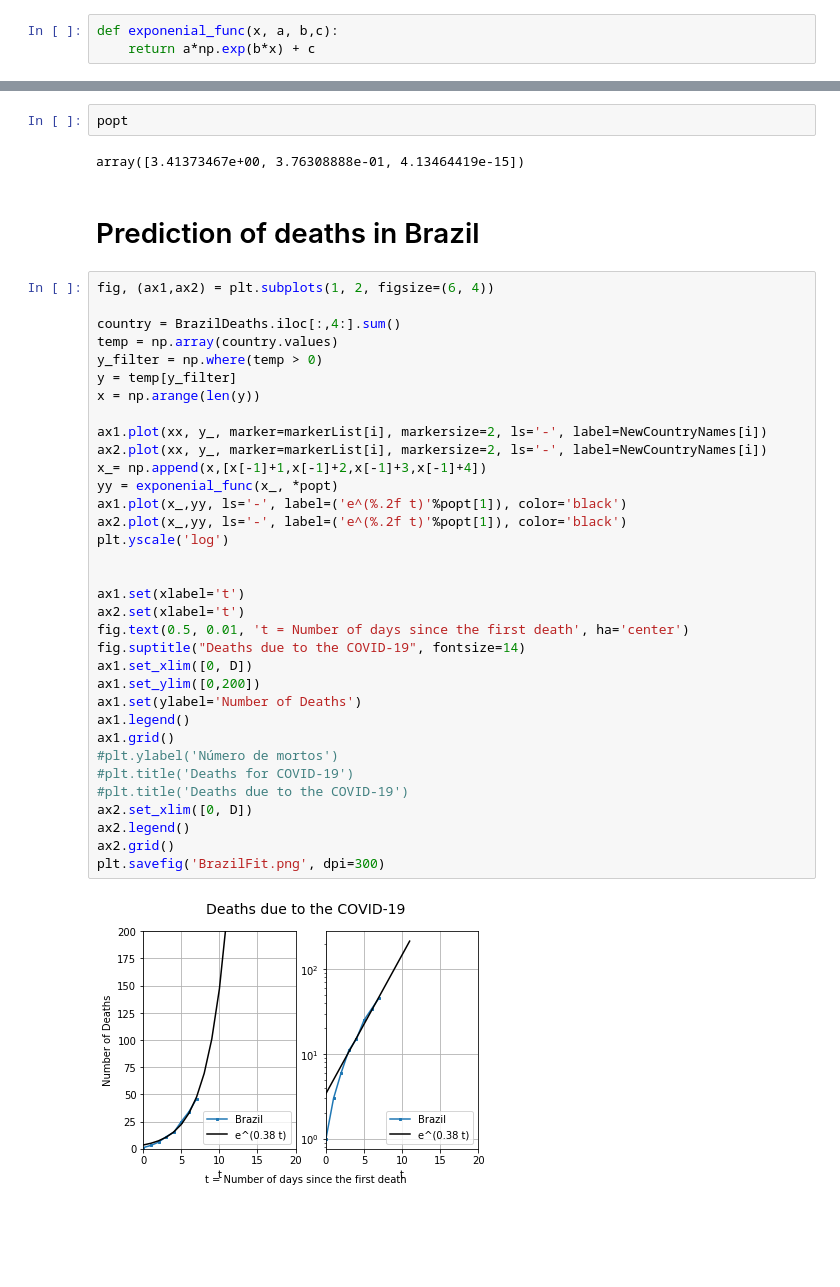
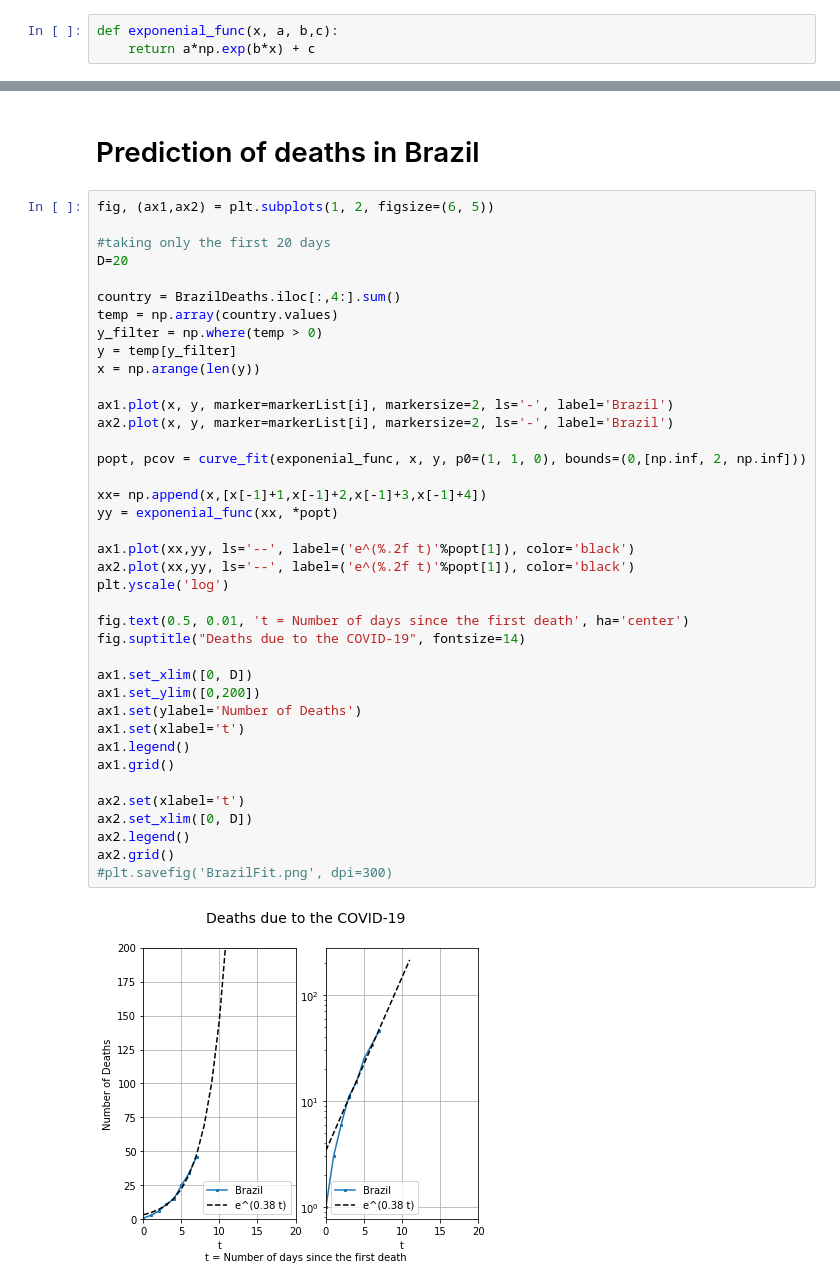
Before and after one commit to mateus-k/COVID-19, a Jupyter notebook: COVID-19.ipynb, the cells around one changed output, grey strips where cells are left out. Saved outputs shown, nothing was run; the diff lists cells and outputs as text; blank space fills up the shorter version.

```diff
--- a/COVID-19.ipynb
+++ b/COVID-19.ipynb
@@ -308,46 +308,47 @@ fit 0.152299
 fit 0.294454
 fit 0.376309
 [figure]
-# %%
-popt
-# %% [output]
-array([3.41373467e+00, 3.76308888e-01, 4.13464419e-15])
 # %% [markdown]
 # Prediction of deaths in Brazil
 # %%
-fig, (ax1,ax2) = plt.subplots(1, 2, figsize=(6, 4))
+fig, (ax1,ax2) = plt.subplots(1, 2, figsize=(6, 5))
+
+#taking only the first 20 days
+D=20
 
 country = BrazilDeaths.iloc[:,4:].sum()
 temp = np.array(country.values)
 y_filter = np.where(temp > 0)
 y = temp[y_filter]
 x = np.arange(len(y))
 
-ax1.plot(xx, y_, marker=markerList[i], markersize=2, ls='-', label=NewCountryNames[i])
-ax2.plot(xx, y_, marker=markerList[i], markersize=2, ls='-', label=NewCountryNames[i])
-x_= np.append(x,[x[-1]+1,x[-1]+2,x[-1]+3,x[-1]+4])
-yy = exponenial_func(x_, *popt)
-ax1.plot(x_,yy, ls='-', label=('e^(%.2f t)'%popt[1]), color='black')
-ax2.plot(x_,yy, ls='-', label=('e^(%.2f t)'%popt[1]), color='black')
+ax1.plot(x, y, marker=markerList[i], markersize=2, ls='-', label='Brazil')
+ax2.plot(x, y, marker=markerList[i], markersize=2, ls='-', label='Brazil')
+
+popt, pcov = curve_fit(exponenial_func, x, y, p0=(1, 1, 0), bounds=(0,[np.inf, 2, np.inf]))
+
+xx= np.append(x,[x[-1]+1,x[-1]+2,x[-1]+3,x[-1]+4])
+yy = exponenial_func(xx, *popt)
+
+ax1.plot(xx,yy, ls='--', label=('e^(%.2f t)'%popt[1]), color='black')
+ax2.plot(xx,yy, ls='--', label=('e^(%.2f t)'%popt[1]), color='black')
 plt.yscale('log')
 
-
-ax1.set(xlabel='t')
-ax2.set(xlabel='t')
 fig.text(0.5, 0.01, 't = Number of days since the first death', ha='center')
 fig.suptitle("Deaths due to the COVID-19", fontsize=14)
+
 ax1.set_xlim([0, D])
 ax1.set_ylim([0,200])
 ax1.set(ylabel='Number of Deaths')
+ax1.set(xlabel='t')
 ax1.legend()
 ax1.grid()
-#plt.ylabel('Número de mortos')
-#plt.title('Deaths for COVID-19')
-#plt.title('Deaths due to the COVID-19')
+
+ax2.set(xlabel='t')
 ax2.set_xlim([0, D])
 ax2.legend()
 ax2.grid()
-plt.savefig('BrazilFit.png', dpi=300)
+#plt.savefig('BrazilFit.png', dpi=300)
 # %% [output]
-[figure, old version]
+[figure, new version]
 # %%
```
Also changed, not shown: parts of 11 cells of this notebook.
